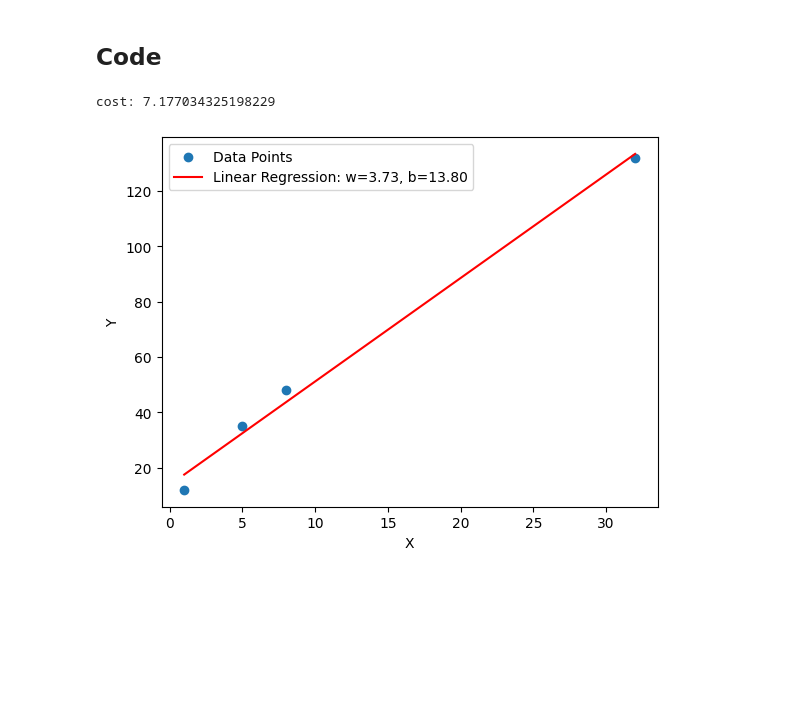
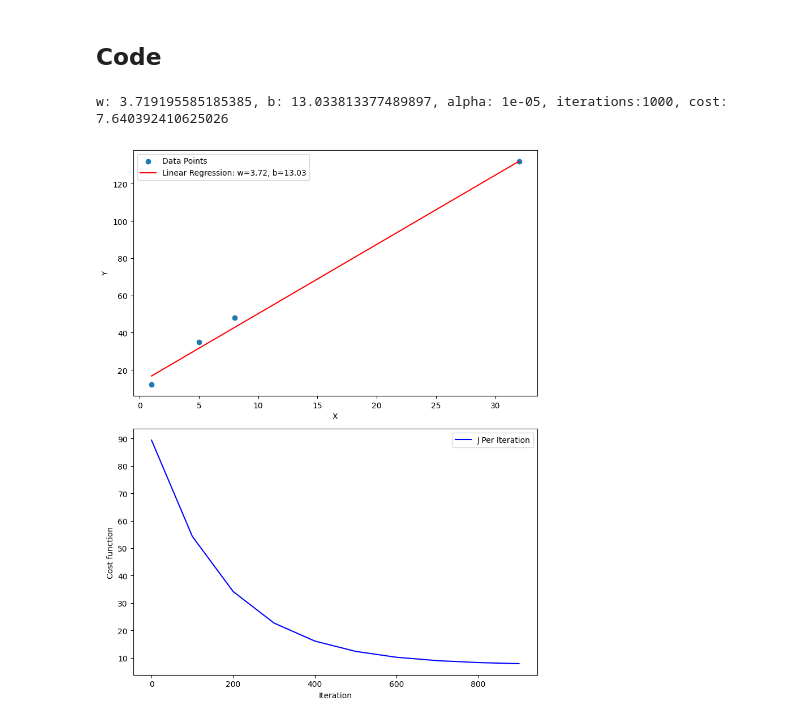
Before and after one commit to sinasun/ml-archive, a Jupyter notebook: 02_Supervised_Learning/01_Linear_Regression/01_One_Variable_Linear_Regression.ipynb, the cells around one changed output. Saved outputs shown, nothing was run; the diff lists cells and outputs as text; code cells hidden in the pictures; blank space fills up the shorter version.

Commit message:
:sparkles: Added learning curve and alpha for linear regression

```diff
--- a/02_Supervised_Learning/01_Linear_Regression/01_One_Variable_Linear_Regression.ipynb
+++ b/02_Supervised_Learning/01_Linear_Regression/01_One_Variable_Linear_Regression.ipynb
@@ -76,43 +76,67 @@ def compute_gradient(x_train, y_train, w, b):
 
     return dj_dw, dj_db
 # %%
-def fit_regression(x_train, y_train, initial_w, initial_b, alpha, iteration):
+def fit_regression(x_train, y_train, initial_w, initial_b, alpha, iterations, record_step):
     w = initial_w
     b = initial_b
+    J_history = []
+    for iteration in range (iterations):
+        # Save iteration after x steps
+        if (iteration % record_step == 0):
+            J_history.append(compute_cost(x_train, y_train, w, b))
 
-    for _ in range (iteration):
         dj_dw, dj_db = compute_gradient(x_train, y_train, w, b)
 
         # Calculating the next value for our w and b:
         w -= alpha * dj_dw
         b -= alpha * dj_db
 
-    return w, b
+    return w, b, J_history
 # %%
-x_train = np.array([1.0, 5.0, 8.0, 32.0])
-y_train = np.array([12.0, 35.0, 48.0, 132.0])
+# Record step defines after how many iteration, we should save J, so we can get the learning curve
+def run_linear_regression(x_train, y_train, alpha, iterations, record_step=100):
+    w, b, J_history = fit_regression(x_train, y_train, 3.0, 13.0, alpha, iterations, record_step)
 
-alpha=1.0e-5
-iteration=1_000_000
+    cost = compute_cost(x_train, y_train, w, b)
+    print(f"w: {w}, b: {b}, alpha: {alpha}, iterations:{iterations}, cost: {cost}")
 
-w, b = fit_regression(x_train, y_train, initial_w=3.0, initial_b=13.0, alpha=alpha, iteration=iteration)
+    # Create another plot under the currect plot for J_wb / iterations
+    plt.figure(figsize=(8, 10))
 
-print(f"cost: {compute_cost(x_train, y_train, w, b)}")
-# Plot the points
-plt.scatter(x_train, y_train, label='Data Points')
+    # Plot the points
+    plt.subplot(2, 1, 1)
+    plt.scatter(x_train, y_train, label='Data Points')
 
-# Plot the linear regression line
-x_range = np.linspace(min(x_train), max(x_train), 100) # List of 100 points in our x range
-y_range = w * x_range + b
-plt.plot(x_range, y_range, color='red', label=f'Linear Regression: w={w:.2f}, b={b:.2f}')
+    # Plot the linear regression line
+    x_range = np.linspace(min(x_train), max(x_train), 100) # List of 100 points in our x range
+    y_range = w * x_range + b
 
-# Add labels
-plt.xlabel('X')
-plt.ylabel('Y')
-plt.legend()
+    plt.plot(x_range, y_range, color='red', label=f'Linear Regression: w={w:.2f}, b={b:.2f}')
 
-# Show the plot
-plt.show()
+    # Add labels
+    plt.xlabel('X')
+    plt.ylabel('Y')
+    plt.legend()
+
+    # Plot Learning Curve (cost per iteration) Function
+    plt.subplot(2, 1, 2)
+    iteration = np.arange(0, iterations, record_step)
+    J_history = np.array(J_history)
+    plt.plot(iteration, J_history, color='blue', label='J Per Iteration')
+    plt.xlabel('Iteration')
+    plt.ylabel('Cost function')
+    plt.legend()
+
+    # Adjust layout to prevent overlap
+    plt.tight_layout()
+
+    # Show the plot
+    plt.show()
-# %% [output]
-cost: 7.177034325198229
-[figure, removed]
+# %%
+x_train = np.array([1.0, 5.0, 8.0, 32.0])
+y_train = np.array([12.0, 35.0, 48.0, 132.0])
+
+run_linear_regression(x_train, y_train, alpha=1.0e-5, iterations= 1_000, record_step=100)
+# %% [output]
+w: 3.719195585185385, b: 13.033813377489897, alpha: 1e-05, iterations:1000, cost: 7.640392410625026
+[figure, added]
```
Also changed, not shown: parts of 3 cells of this notebook.
